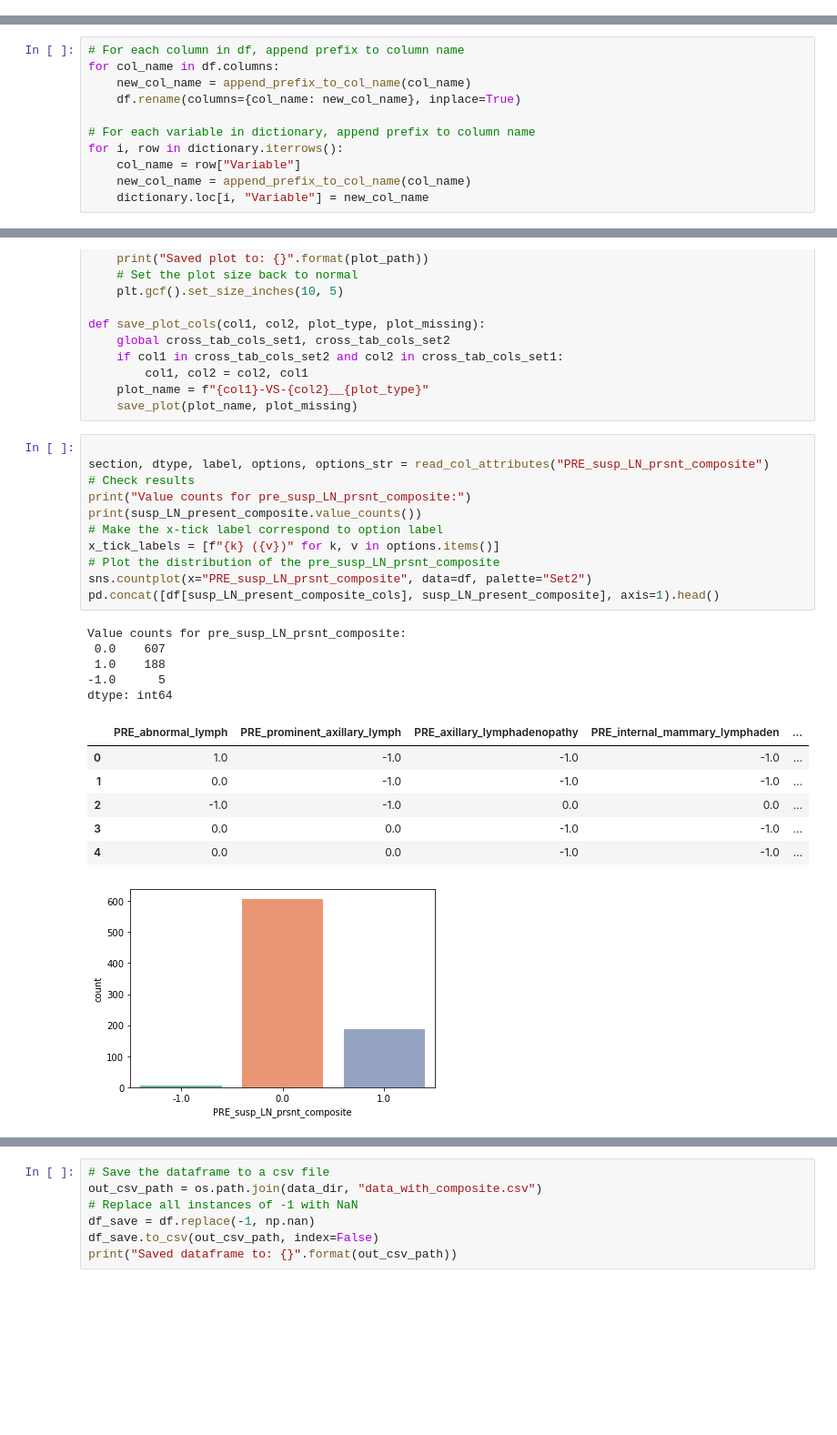
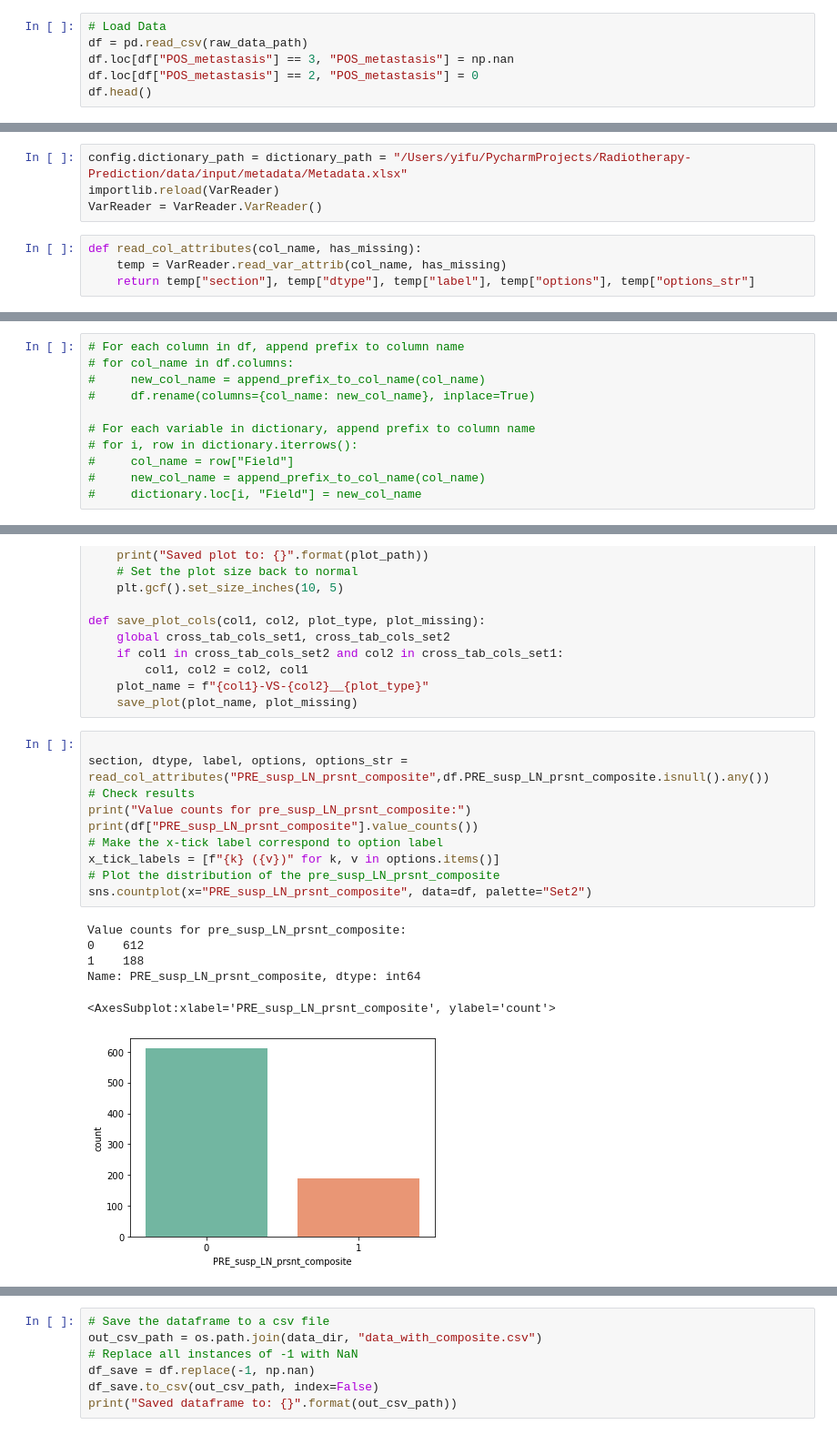
Before and after one commit to chen-yifu/Radiotherapy-Prediction, a Jupyter notebook: notebooks/RTx Data Exploration.ipynb, the cells around one changed output, grey strips where cells are left out. Shown at 91% size. Saved outputs shown, nothing was run; the diff lists cells and outputs as text; blank space fills up the shorter version.

```diff
--- a/notebooks/RTx Data Exploration.ipynb
+++ b/notebooks/RTx Data Exploration.ipynb
@@ -86,0 +80,6 @@ df.head()
+# %%
+# Load Data
+df = pd.read_csv(raw_data_path)
+df.loc[df["POS_metastasis"] == 3, "POS_metastasis"] = np.nan
+df.loc[df["POS_metastasis"] == 2, "POS_metastasis"] = 0
+df.head()
@@ -164,3 +163,11 @@ extent_of_extranodal_exten has 1 invalid values: ['?']
+# %%
+config.dictionary_path = dictionary_path = "/Users/yifu/PycharmProjects/Radiotherapy-Prediction/data/input/metadata/Metadata.xlsx"
+importlib.reload(VarReader)
+VarReader = VarReader.VarReader()
+# %%
+def read_col_attributes(col_name, has_missing):
+    temp = VarReader.read_var_attrib(col_name, has_missing)
+    return temp["section"], temp["dtype"], temp["label"], temp["options"], temp["options_str"]
 # %%
 from collections import OrderedDict
 from matplotlib.colors import ListedColormap
@@ -221,11 +221,11 @@ def is_dtype_categorical(dtype):
 # %%
 # For each column in df, append prefix to column name
-for col_name in df.columns:
-    new_col_name = append_prefix_to_col_name(col_name)
-    df.rename(columns={col_name: new_col_name}, inplace=True)
+# for col_name in df.columns:
+#     new_col_name = append_prefix_to_col_name(col_name)
+#     df.rename(columns={col_name: new_col_name}, inplace=True)
 
 # For each variable in dictionary, append prefix to column name
-for i, row in dictionary.iterrows():
-    col_name = row["Variable"]
-    new_col_name = append_prefix_to_col_name(col_name)
-    dictionary.loc[i, "Variable"] = new_col_name
+# for i, row in dictionary.iterrows():
+#     col_name = row["Field"]
+#     new_col_name = append_prefix_to_col_name(col_name)
+#     dictionary.loc[i, "Field"] = new_col_name
@@ -350,28 +303,21 @@ def save_plot_cols(col1, col2, plot_type, plot_missing):
     save_plot(plot_name, plot_missing)
 # %%
 
-section, dtype, label, options, options_str = read_col_attributes("PRE_susp_LN_prsnt_composite")
+section, dtype, label, options, options_str = read_col_attributes("PRE_susp_LN_prsnt_composite",df.PRE_susp_LN_prsnt_composite.isnull().any())
 # Check results
 print("Value counts for pre_susp_LN_prsnt_composite:")
-print(susp_LN_present_composite.value_counts())
+print(df["PRE_susp_LN_prsnt_composite"].value_counts())
 # Make the x-tick label correspond to option label
 x_tick_labels = [f"{k} ({v})" for k, v in options.items()]
 # Plot the distribution of the pre_susp_LN_prsnt_composite
 sns.countplot(x="PRE_susp_LN_prsnt_composite", data=df, palette="Set2")
-pd.concat([df[susp_LN_present_composite_cols], susp_LN_present_composite], axis=1).head()
 # %% [output]
 Value counts for pre_susp_LN_prsnt_composite:
- 0.0    607
- 1.0    188
--1.0      5
-dtype: int64
+0    612
+1    188
+Name: PRE_susp_LN_prsnt_composite, dtype: int64
-|  | PRE_abnormal_lymph | PRE_prominent_axillary_lymph | PRE_axillary_lymphadenopathy | PRE_internal_mammary_lymphaden | ... |
-| 0 | 1.0 | -1.0 | -1.0 | -1.0 | ... |
-| 1 | 0.0 | -1.0 | -1.0 | -1.0 | ... |
-| 2 | -1.0 | -1.0 | 0.0 | 0.0 | ... |
-| 3 | 0.0 | 0.0 | -1.0 | -1.0 | ... |
-| 4 | 0.0 | 0.0 | -1.0 | -1.0 | ... |
+<AxesSubplot:xlabel='PRE_susp_LN_prsnt_composite', ylabel='count'>
-[figure, old version]
+[figure, new version]
 # %%
 # Check results - Plot the column with sorted values
 print("Value counts for pre_susp_LN_max_size_composite:")
```
Also changed, not shown: parts of 16 cells of this notebook, 19 other files.
